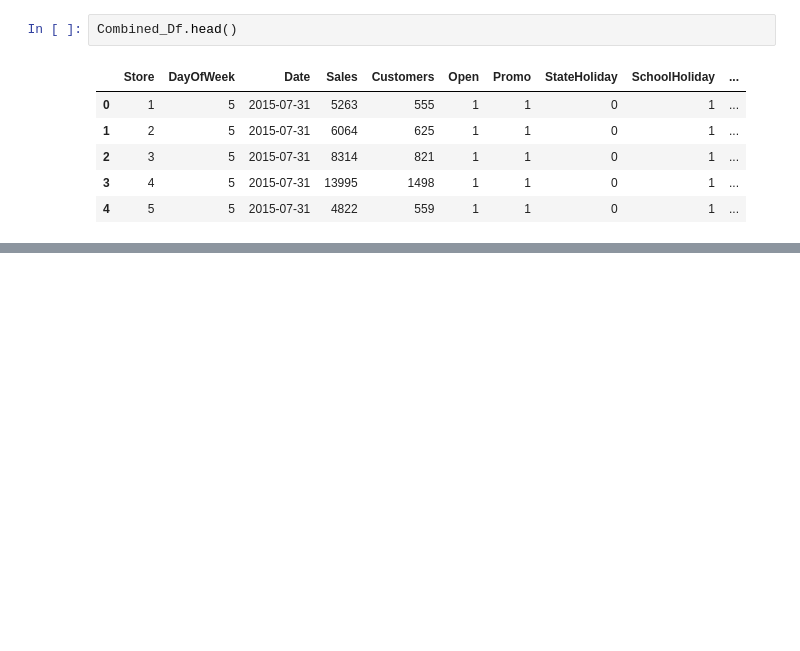
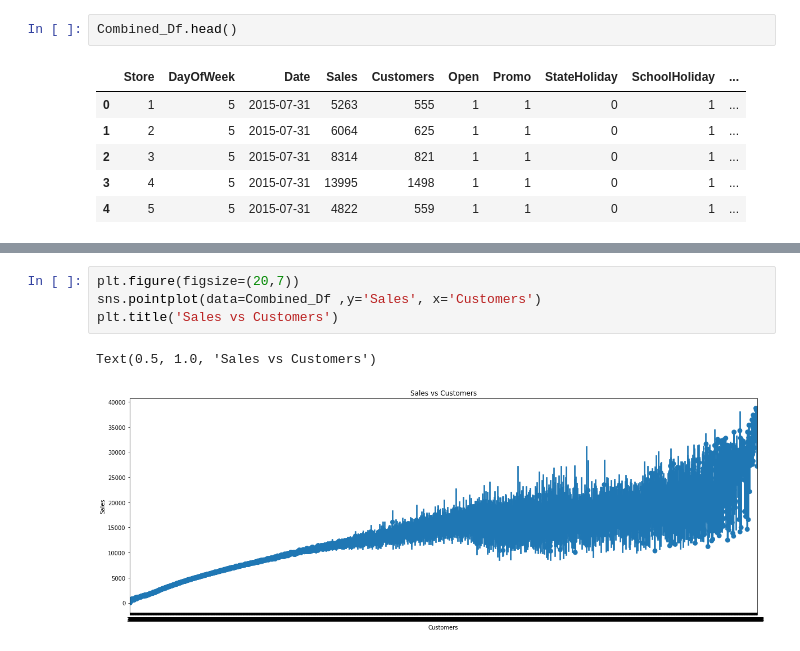
Before and after one commit to SaamarthMeston/Capstone-Project-2---Rossmann-s-sales-prediction, a Jupyter notebook: Rossmann_Sales_Prediction_Capstone_Project.ipynb, the cells around one changed output, grey strips where cells are left out. Drawn from its saved outputs; the diff is of its cells as text; blank space fills up the shorter version.

```diff
--- a/Rossmann_Sales_Prediction_Capstone_Project.ipynb
+++ b/Rossmann_Sales_Prediction_Capstone_Project.ipynb
@@ -428,0 +495,7 @@ Combined_Df.head()
+# %%
+plt.figure(figsize=(20,7))
+sns.pointplot(data=Combined_Df ,y='Sales', x='Customers')
+plt.title('Sales vs Customers')
+# %% [output]
+Text(0.5, 1.0, 'Sales vs Customers')
+[figure, added]
```
Also changed, not shown: parts of 21 cells of this notebook.
